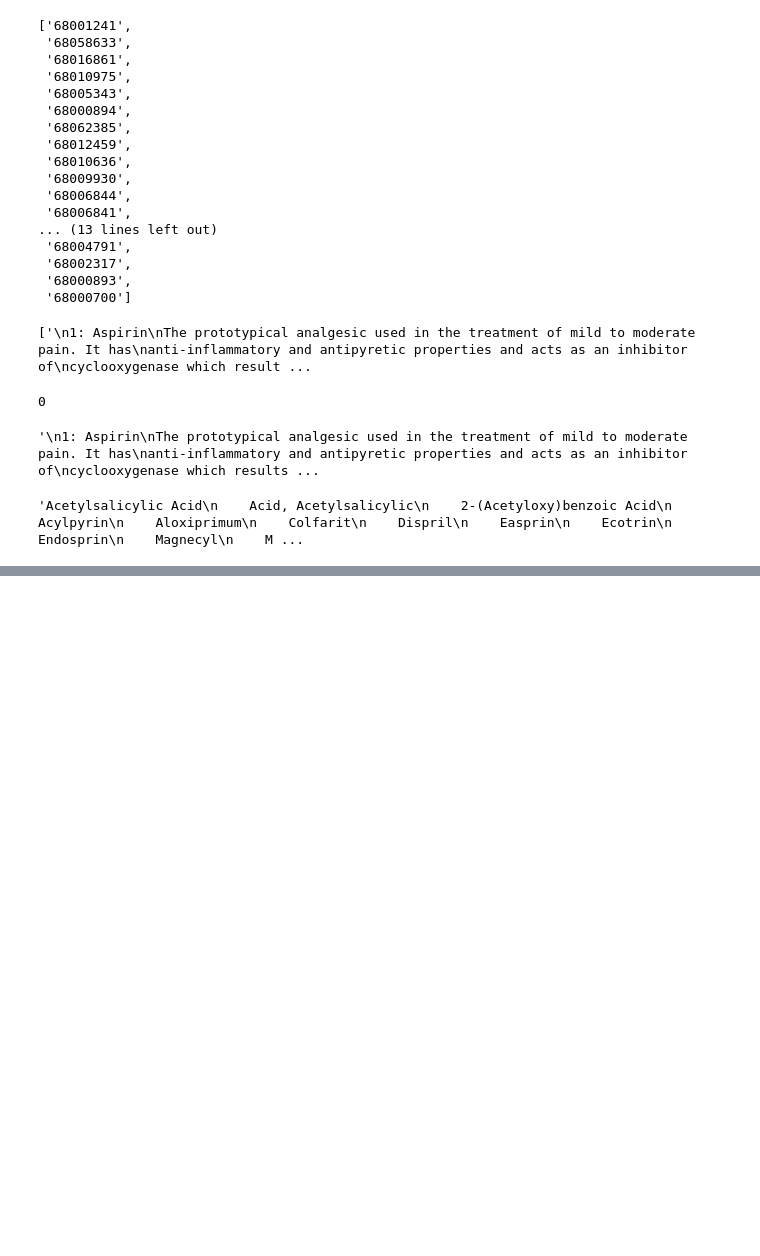
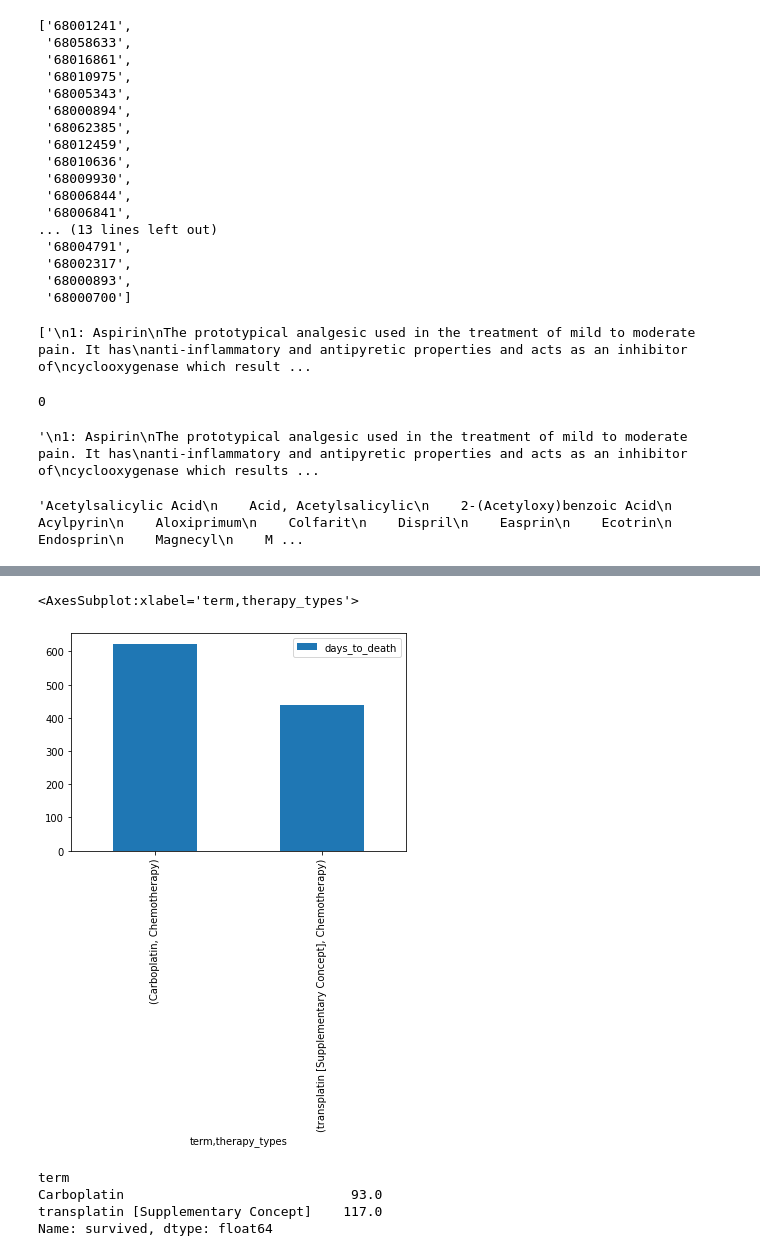
Before and after one commit to furkankykc/TCGA_DrugFinder, a Jupyter notebook: test_eutils.ipynb, the cells around one changed output, grey strips where cells are left out. Saved outputs shown, nothing was run; the diff lists cells and outputs as text; code cells hidden in the pictures; blank space fills up the shorter version.

```diff
--- a/test_eutils.ipynb
+++ b/test_eutils.ipynb
@@ -278,4 +221,8 @@ print(json.dumps(data, indent=4, sort_keys=True))
 # %%
+from main import PubChemCompound
 import pandas as pd
-
-data = pd.read_csv('temp.csv').sort_values(by=['days_to_death'], ascending=True).to_dict('list')
+import numpy as np
+data = pd.read_csv('temp.csv').replace(to_replace='nan', value=np.nan).dropna(subset=['drug_name']).sort_values(by=['days_to_death'],
+                                                                        ascending=True).to_dict('list')
+pc = PubChemCompound()
+data['c_id'], data['term'] = pc.get_pick(data['drug_name'])
@@ -365,0 +231,2 @@ data['drug_name']
+# %%
+pdData = pd.DataFrame.from_dict(data).dropna(subset=['term'])
@@ -365,0 +282,12 @@ data['drug_name']
+# %%
+pdData[['therapy_types','days_to_death','term']].groupby(['term','therapy_types']).agg(mean_survived).sort_values('days_to_death',ascending=False).plot(kind='bar')
+# %% [output]
+<AxesSubplot:xlabel='term,therapy_types'>
+[figure, added]
+# %%
+ex2['survived']
+# %% [output]
+term
+Carboplatin                             93.0
+transplatin [Supplementary Concept]    117.0
+Name: survived, dtype: float64
```
Also changed, not shown: parts of 20 cells of this notebook, 3 other files.
